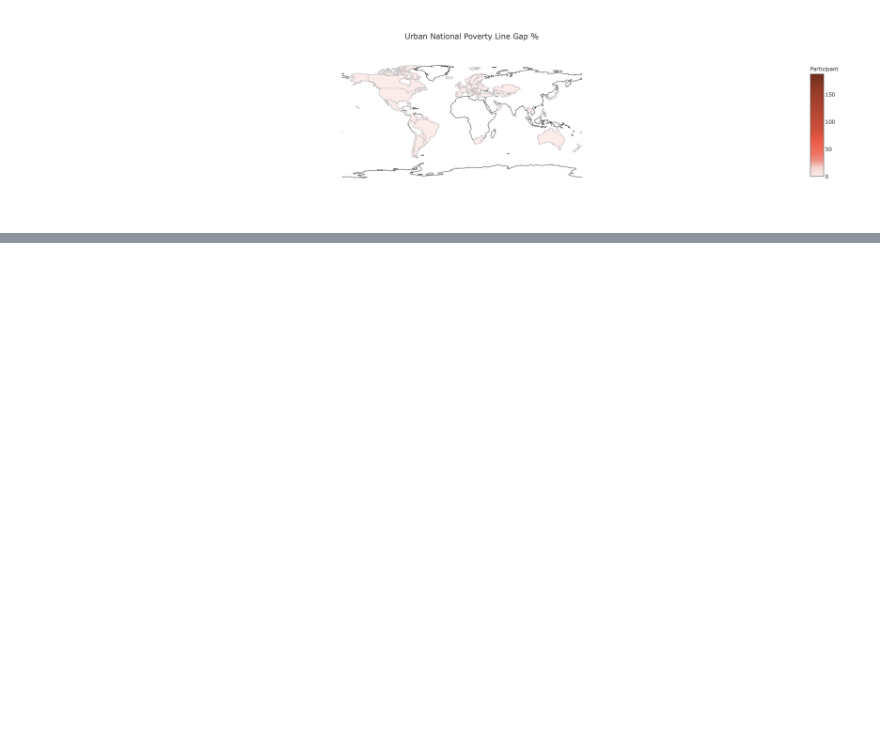
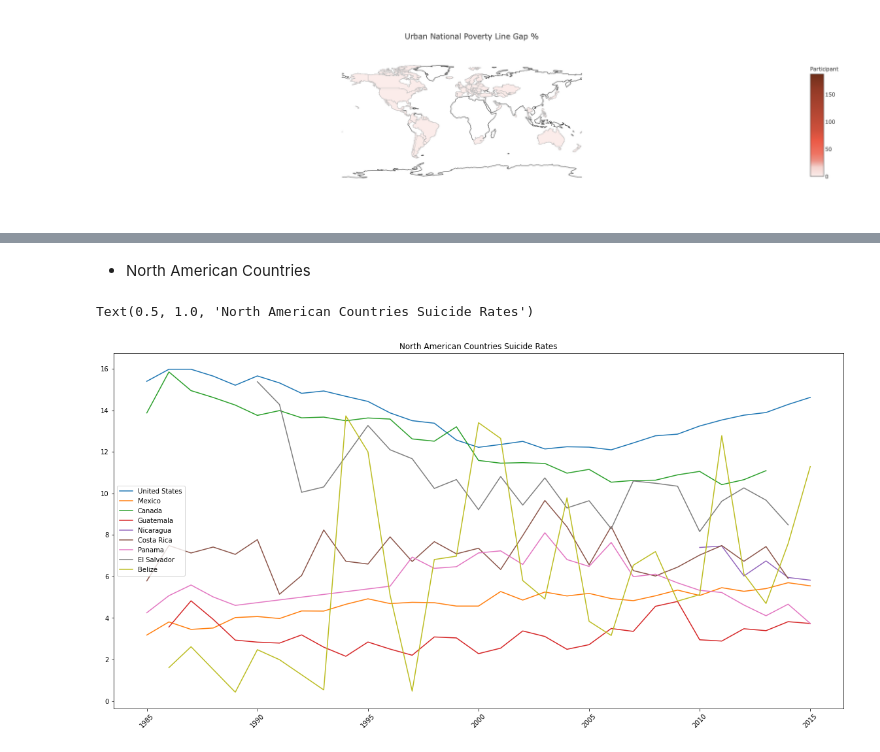
Before and after one commit to 281clo/World_Development_Mental_Health_Acquisition, a Jupyter notebook: Modeling.ipynb, the cells around one changed output, grey strips where cells are left out. Saved outputs shown, nothing was run; the diff lists cells and outputs as text; code cells hidden in the pictures; blank space fills up the shorter version.

```diff
--- a/Modeling.ipynb
+++ b/Modeling.ipynb
@@ -74,0 +144,8 @@ iplot( w_map, validate=False)
+# %% [markdown]
+* North American Countries
+# %%
+plot_rate_N(RateDf)
+plt.title("North American Countries Suicide Rates")
+# %% [output]
+Text(0.5, 1.0, 'North American Countries Suicide Rates')
+[figure, added]
```
Also changed, not shown: parts of 16 cells of this notebook, 3 other files.
